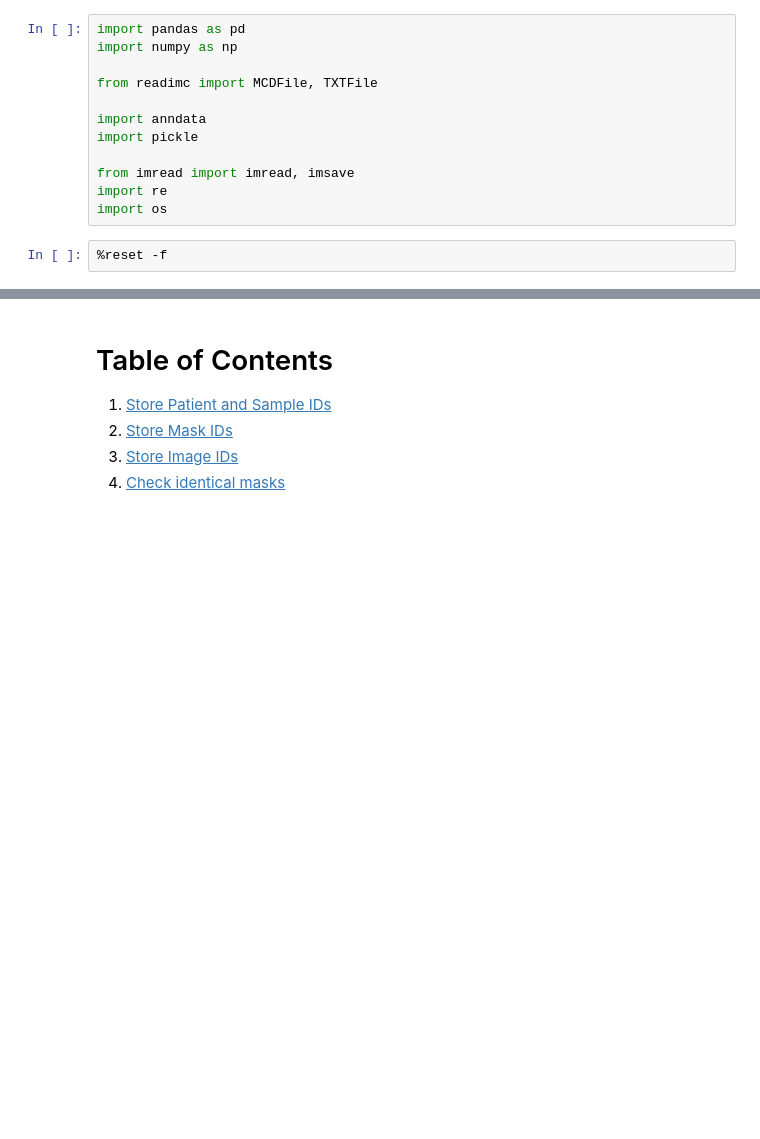
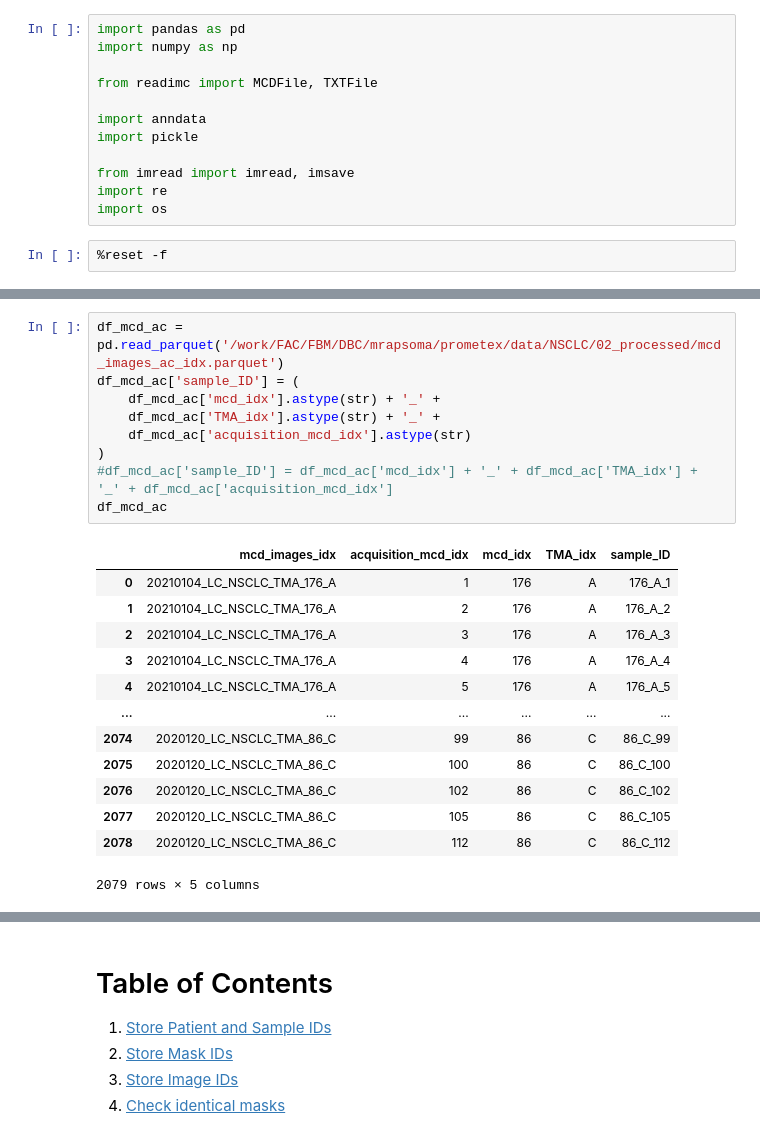
Before and after one commit to AI4SCR/ai4bmr-datasets, a Jupyter notebook: src/ai4bmr_datasets/datasets/notebooks_NSCLC/check_files.ipynb, the cells around one changed output, grey strips where cells are left out. Cells and saved outputs as stored; diff of their text form; blank space fills up the shorter version.

```diff
--- a/src/ai4bmr_datasets/datasets/notebooks_NSCLC/check_files.ipynb
+++ b/src/ai4bmr_datasets/datasets/notebooks_NSCLC/check_files.ipynb
@@ -14,0 +31,23 @@ import os
+# %%
+df_mcd_ac = pd.read_parquet('/work/FAC/FBM/DBC/mrapsoma/prometex/data/NSCLC/02_processed/mcd_images_ac_idx.parquet')
+df_mcd_ac['sample_ID'] = (
+    df_mcd_ac['mcd_idx'].astype(str) + '_' +
+    df_mcd_ac['TMA_idx'].astype(str) + '_' +
+    df_mcd_ac['acquisition_mcd_idx'].astype(str)
+)
+#df_mcd_ac['sample_ID'] = df_mcd_ac['mcd_idx'] + '_' + df_mcd_ac['TMA_idx'] + '_' + df_mcd_ac['acquisition_mcd_idx']
+df_mcd_ac
+# %% [output]
+|  | mcd_images_idx | acquisition_mcd_idx | mcd_idx | TMA_idx | sample_ID |
+| 0 | 20210104_LC_NSCLC_TMA_176_A | 1 | 176 | A | 176_A_1 |
+| 1 | 20210104_LC_NSCLC_TMA_176_A | 2 | 176 | A | 176_A_2 |
+| 2 | 20210104_LC_NSCLC_TMA_176_A | 3 | 176 | A | 176_A_3 |
+| 3 | 20210104_LC_NSCLC_TMA_176_A | 4 | 176 | A | 176_A_4 |
+| 4 | 20210104_LC_NSCLC_TMA_176_A | 5 | 176 | A | 176_A_5 |
+| ... | ... | ... | ... | ... | ... |
+| 2074 | 2020120_LC_NSCLC_TMA_86_C | 99 | 86 | C | 86_C_99 |
+| 2075 | 2020120_LC_NSCLC_TMA_86_C | 100 | 86 | C | 86_C_100 |
+| 2076 | 2020120_LC_NSCLC_TMA_86_C | 102 | 86 | C | 86_C_102 |
+| 2077 | 2020120_LC_NSCLC_TMA_86_C | 105 | 86 | C | 86_C_105 |
+| 2078 | 2020120_LC_NSCLC_TMA_86_C | 112 | 86 | C | 86_C_112 |
+2079 rows × 5 columns
```
Also changed, not shown: parts of 5 cells of this notebook, 1 other file.
